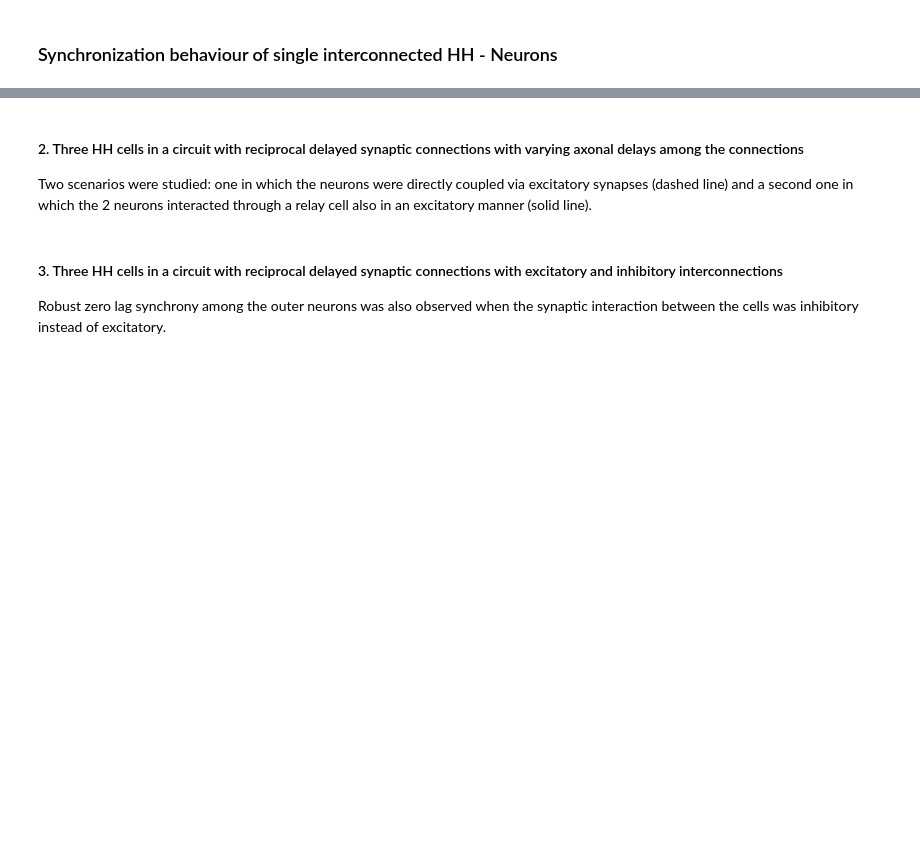
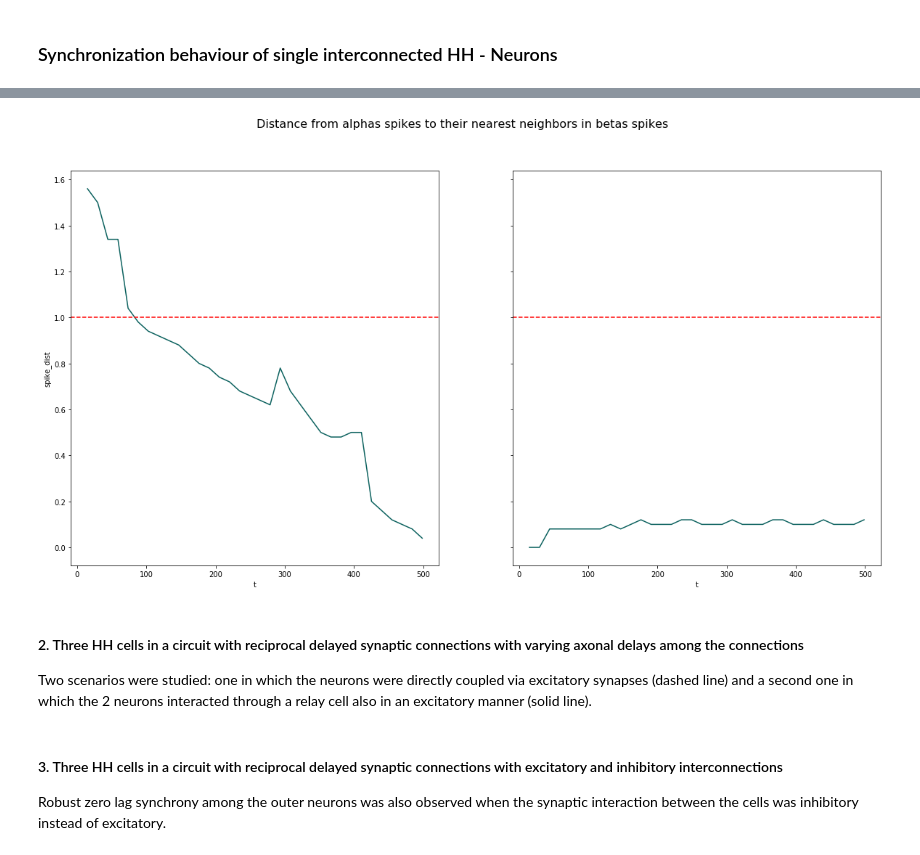
Before and after one commit to ndettmer/neuronal_synchrony_replication, a Jupyter notebook: Results.ipynb, the cells around one changed output, grey strips where cells are left out. Drawn from its saved outputs; the diff is of its cells as text; code cells hidden in the pictures; blank space fills up the shorter version.

```diff
--- a/Results.ipynb
+++ b/Results.ipynb
@@ -71,7 +69,7 @@ spikes_hh([hh_neurons_scenario1, hh_neurons_scenario1 ], [1,2,3])
 from scipy.signal import argrelextrema, find_peaks
 
 def get_spike_times(ts, V):
-    spike_idx = find_peaks(V, height=(25., 42.), distance=14.)[0]
+    spike_idx = find_peaks(V, height=(25., 150.), distance=7.)[0]
     return ts[spike_idx]
 # %%
 def nearest_spike_neighbour(v):
@@ -312,3 +306,7 @@ spikes_hh([hh_neurons_scenario1, hh_neurons_scenario1], [8,9])
+# %%
+nearest_spike_neighbour([hh_neurons_scenario1,hh_neurons_scenario2])
+# %% [output]
+[figure, added]
 # %% [markdown]
 #### 2. Three HH cells in a circuit with reciprocal delayed synaptic connections with varying axonal delays among the connections
 
```
Also changed, not shown: parts of 5 cells of this notebook.
